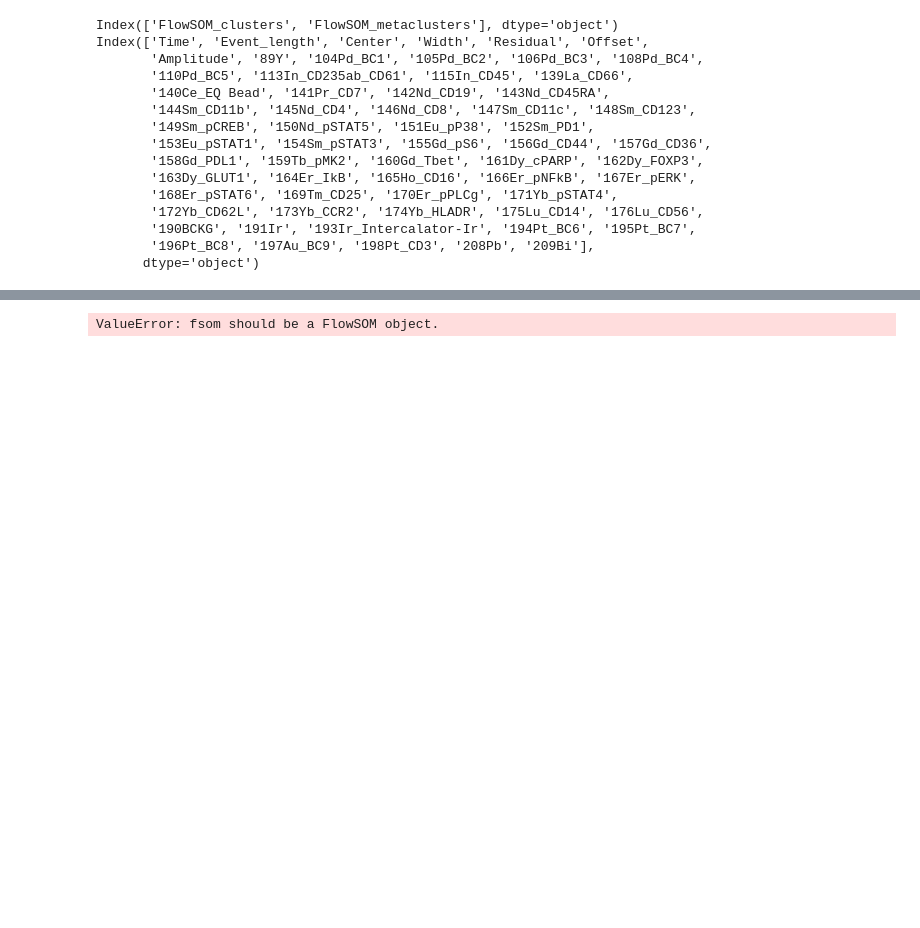
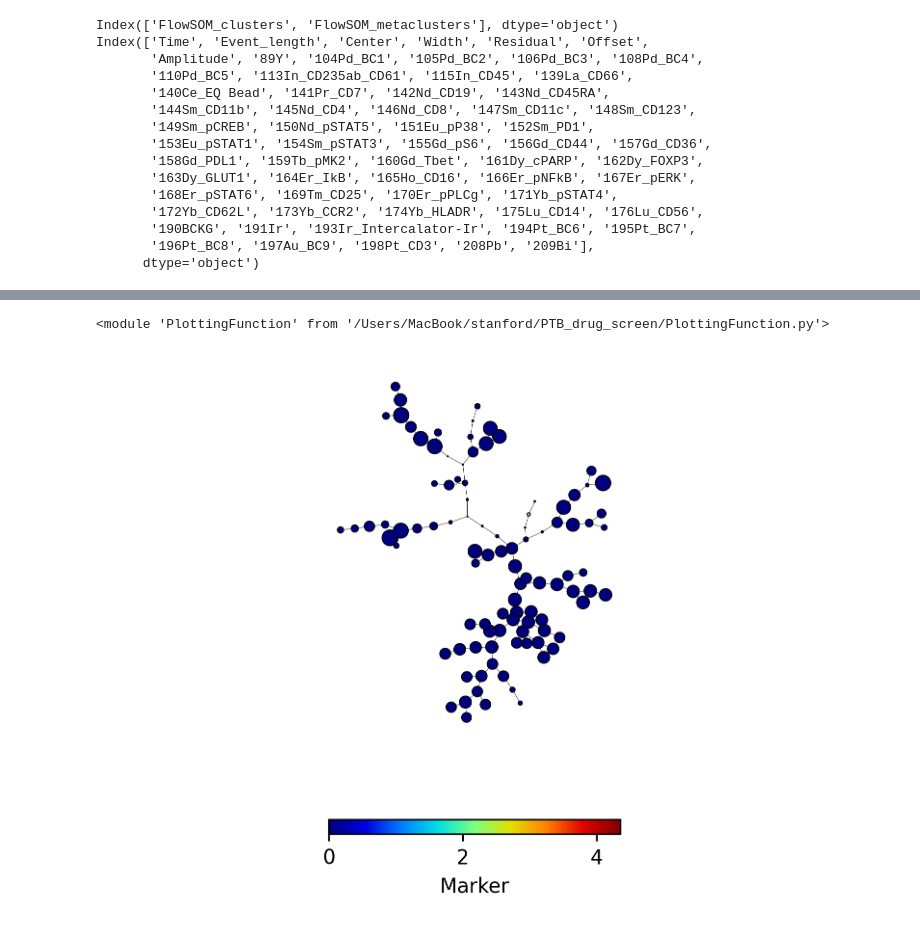
Before and after one commit to ofondeur/PTB_screen, a Jupyter notebook: flowsom_1file.ipynb, the cells around one changed output, grey strips where cells are left out. Saved outputs shown, nothing was run; the diff lists cells and outputs as text; code cells hidden in the pictures; blank space fills up the shorter version.

Commit message:
modified plotting functions to have more uniform node sizes

```diff
--- a/flowsom_1file.ipynb
+++ b/flowsom_1file.ipynb
@@ -135,5 +125,11 @@ p = fs.pl.plot_stars(fsom, background_values=fsom.get_cluster_data().obs.metaclu
-# %%
-from FlowSom_python.PlottingFunction import plot_marker2
-p = plot_marker2(fsom, marker=np.array(["145Nd_CD4"]))
-# %% [output]
-ValueError: fsom should be a FlowSOM object.
+# %%
+import PlottingFunction as pf
+import importlib
+
+importlib.reload(pf)
+# %% [output]
+<module 'PlottingFunction' from '/Users/MacBook/stanford/PTB_drug_screen/PlottingFunction.py'>
+# %%
+p=fs.pl.plot_marker(fsom, marker=["145Nd_CD4"])
+# %% [output]
+[figure, added]
```
Also changed, not shown: parts of 9 cells of this notebook, 13 other files.
